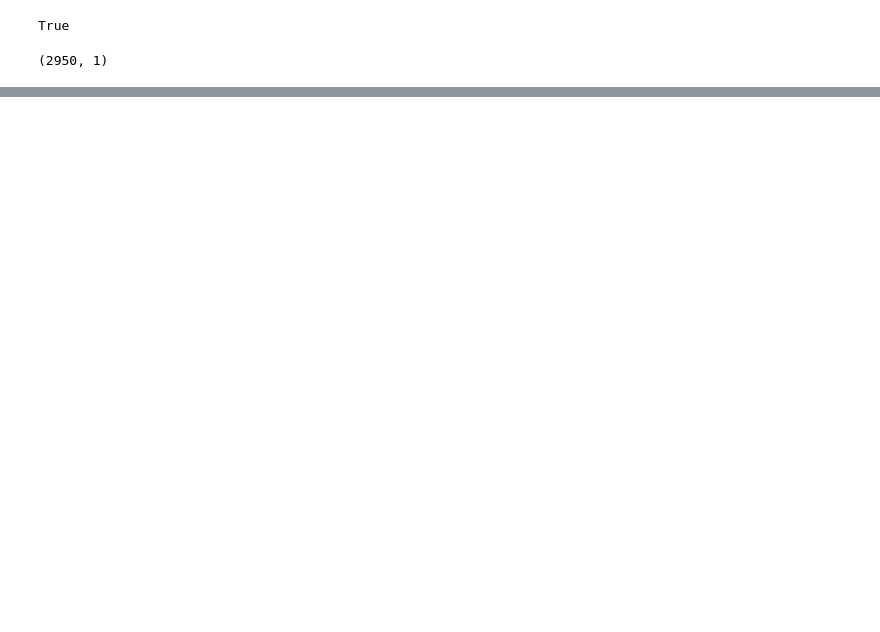
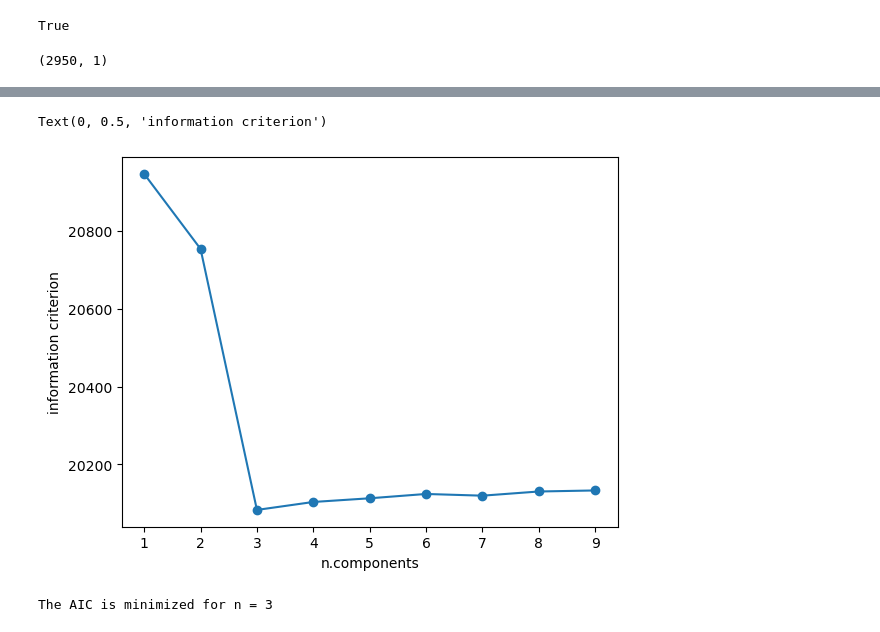
Before and after one commit to costanzamariasala/ilovegit, a Jupyter notebook: lec6_BHbinaries.ipynb, the cells around one changed output, grey strips where cells are left out. Saved outputs shown, nothing was run; the diff lists cells and outputs as text; code cells hidden in the pictures; blank space fills up the shorter version.

```diff
--- a/lec6_BHbinaries.ipynb
+++ b/lec6_BHbinaries.ipynb
@@ -21,0 +29,23 @@ TypeError: float() argument must be a string or a real number, not 'GaussianMixt
+# %%
+# fit models with 1-10 components
+Ns = np.arange(1,10)
+
+models = [GaussianMixture(N).fit(file) for N in Ns]
+# %%
+# compute the AIC
+# the AIC is a statistical metric used to compare models
+# the model with the lowest AIC is considered the best
+AIC = [m.aic(file) for m in models]
+# %%
+plt.plot(Ns, AIC,)
+plt.scatter(Ns, AIC)
+
+plt.xlabel('n.components')
+plt.ylabel('information criterion')
+# %% [output]
+Text(0, 0.5, 'information criterion')
+[figure, added]
+# %%
+print('The AIC is minimized for N =', Ns[np.argmin(AIC)])
+# %% [output]
+The AIC is minimized for n = 3
```
Also changed, not shown: parts of 6 cells of this notebook.
